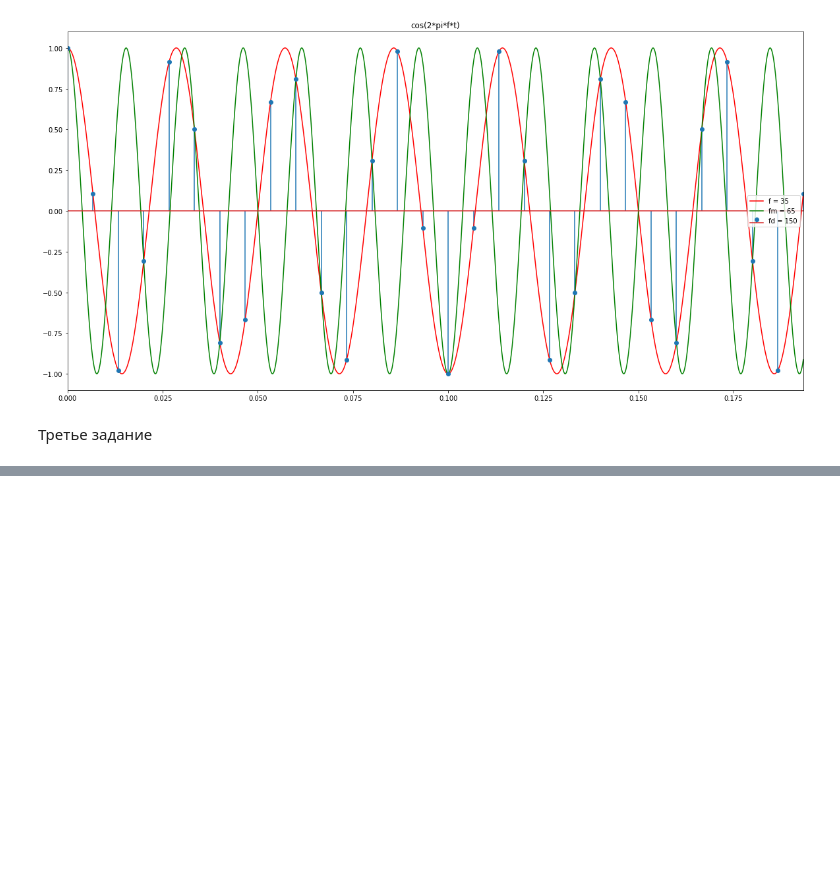
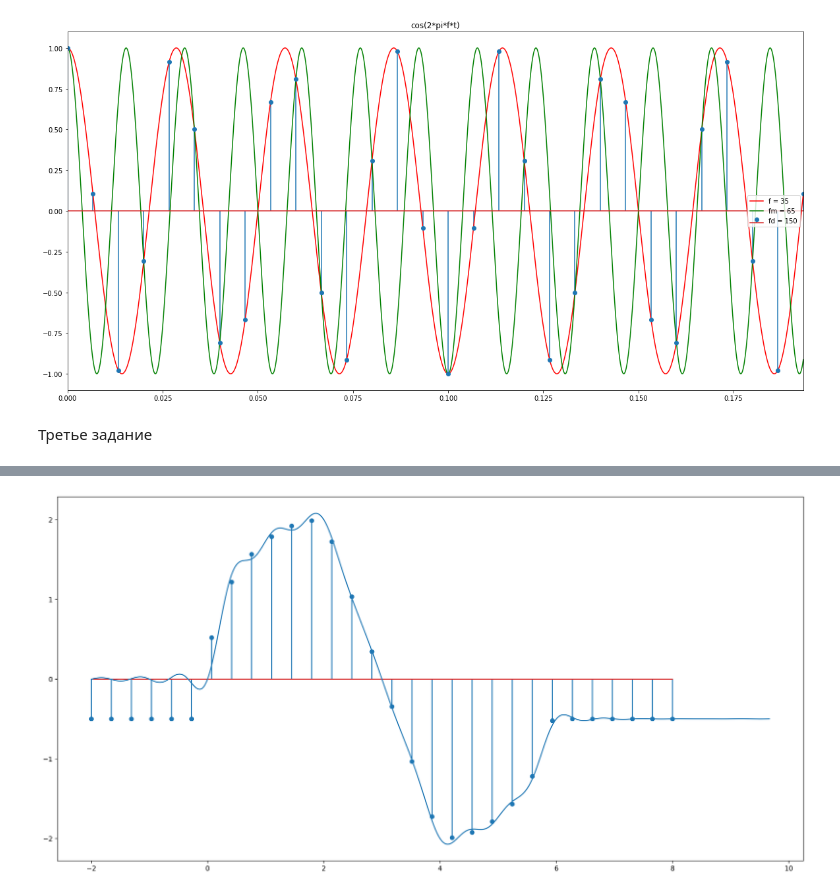
Before and after one commit to SpectralJager/Asu_FTF_lectures, a Jupyter notebook: цос/lab1/lab1.ipynb, the cells around one changed output, grey strips where cells are left out. Saved outputs shown, nothing was run; the diff lists cells and outputs as text; code cells hidden in the pictures; blank space fills up the shorter version.

```diff
--- a/цос/lab1/lab1.ipynb
+++ b/цос/lab1/lab1.ipynb
@@ -103,0 +71,50 @@ fs = 70, fd = 150, T = 0.0286
+# %%
+def H(t, n: int, Td : float, h): # Kot
+    s = 0
+    for i in range(n):
+        temp = (np.pi*t)/Td - i*np.pi
+        s += h(Td*i) * (1 if temp == 0 else np.sin(temp)/temp)
+    return s
+
+def h(t): # func
+    # fs = 70
+    # return np.cos(2*np.pi*fs*t)
+    if t < 0:
+        return -0.5
+    elif t < 2:
+        return np.sqrt(4 * t - t**2)
+    elif t < 4:
+        return 6 - 2 * t
+    elif t < 6:
+        return -np.sqrt(-t * t + 8 * t - 12)
+    else:
+        return -0.5
+
+# Discr Sig
+t_start = -2
+N = 30
+# fd = 150
+# Td = 1/fd
+Td = (8+2)/N
+
+# t1 = np.arange(-2,N*Td,Td)
+t1 = np.linspace(t_start,8,N)
+h_res = []
+for t in t1:
+    h_res.append(h(t))
+
+# Rec sig
+
+t2 = np.linspace(t_start,(N-1)*Td,1000)
+H_res = []
+for t in t2:
+    H_res.append(H(t,100,Td,h))
+
+plt.figure(figsize=(20,10), dpi=300)
+
+plt.stem(t1,h_res)
+plt.plot(t2,H_res)
+
+plt.show()
+# %% [output]
+[figure, added]
```
Also changed, not shown: parts of 2 cells of this notebook.
